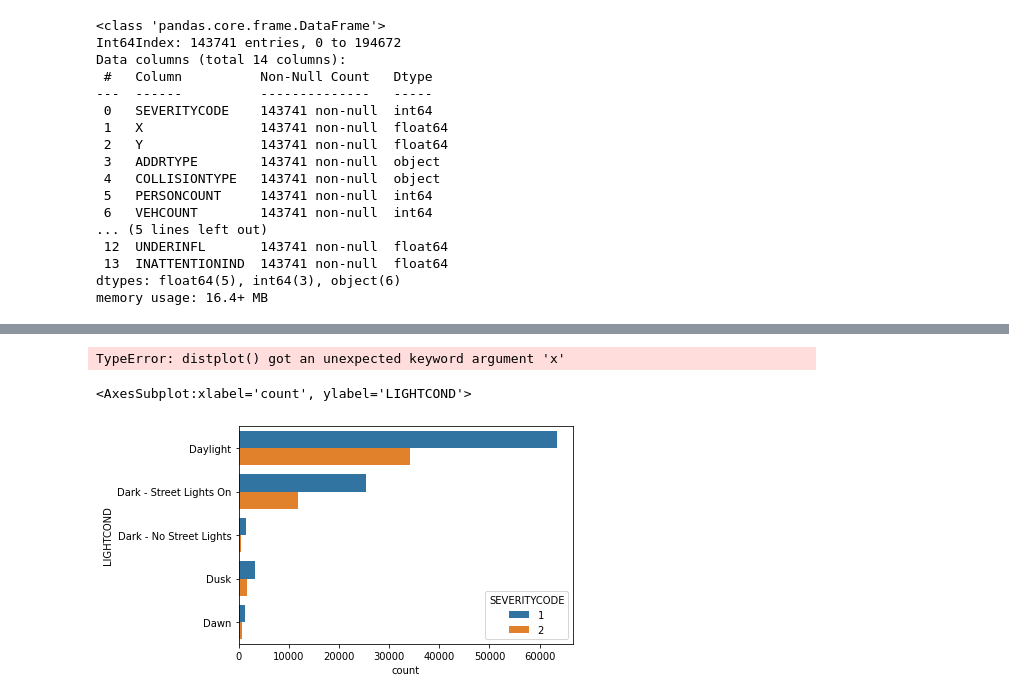
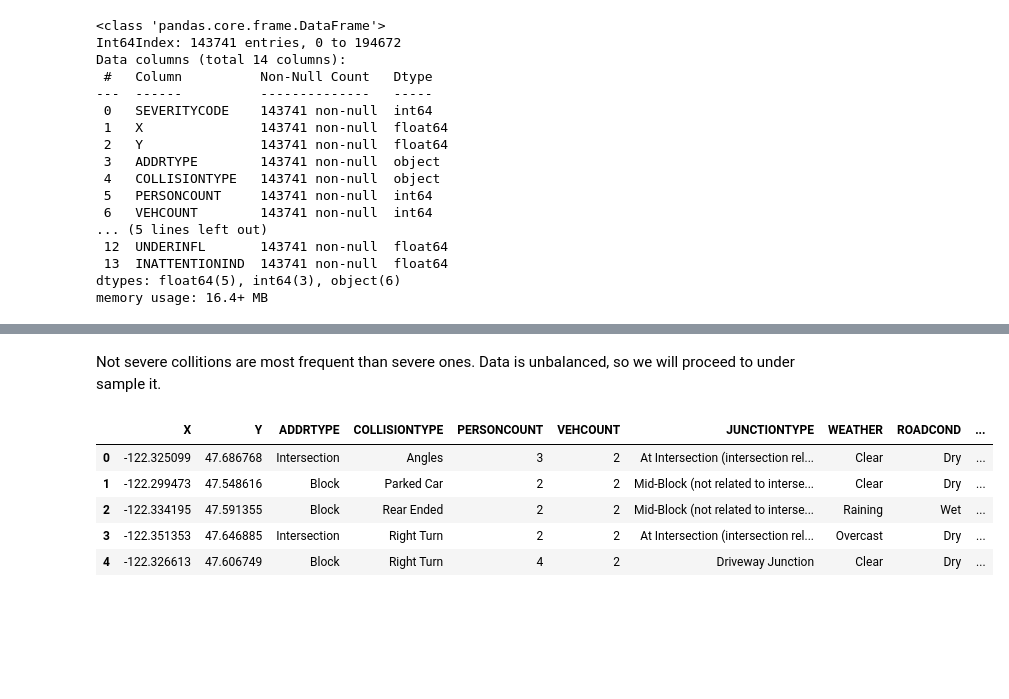
Before and after one commit to augustodn/Coursera_Capstone, a Jupyter notebook: DS-Coursera-Capstone.ipynb, the cells around one changed output, grey strips where cells are left out. Saved outputs shown, nothing was run; the diff lists cells and outputs as text; code cells hidden in the pictures; blank space fills up the shorter version.

```diff
--- a/DS-Coursera-Capstone.ipynb
+++ b/DS-Coursera-Capstone.ipynb
@@ -347,9 +180,0 @@ notSevereCols.describe(include=['object'])
-# %%
-sns.distplot(x='WEATHER', data=severeCols)
-# %% [output]
-TypeError: distplot() got an unexpected keyword argument 'x'
-# %%
-sns.countplot(y="LIGHTCOND", hue="SEVERITYCODE", data=colData)
-# %% [output]
-<AxesSubplot:xlabel='count', ylabel='LIGHTCOND'>
-[figure, removed]
@@ -358,5 +181,22 @@ from imblearn.under_sampling import RandomUnderSampler
+# %% [markdown]
+Not severe collitions are most frequent than severe ones. Data is unbalanced, so we will proceed to under sample it.
 # %%
+from imblearn.under_sampling import RandomUnderSampler
 X = colData[['X', 'Y', 'ADDRTYPE', 'COLLISIONTYPE', 'PERSONCOUNT',
        'VEHCOUNT', 'JUNCTIONTYPE', 'WEATHER', 'ROADCOND', 'LIGHTCOND',
        'SPEEDING', 'UNDERINFL', 'INATTENTIONIND']]
 y = colData[['SEVERITYCODE']]
+rus = RandomUnderSampler(random_state=0)
+X_resampled, y_resampled = rus.fit_resample(X, y)
+cd2 = X_resampled
+cd2['severity'] = y_resampled
+severeCols = cd2[cd2.severity == 2]
+notSevereCols = cd2[cd2.severity == 1]
+cd2.head()
+# %% [output]
+|  | X | Y | ADDRTYPE | COLLISIONTYPE | PERSONCOUNT | VEHCOUNT | JUNCTIONTYPE | WEATHER | ROADCOND | ... |
+| 0 | -122.325099 | 47.686768 | Intersection | Angles | 3 | 2 | At Intersection (intersection rel... | Clear | Dry | ... |
+| 1 | -122.299473 | 47.548616 | Block | Parked Car | 2 | 2 | Mid-Block (not related to interse... | Clear | Dry | ... |
+| 2 | -122.334195 | 47.591355 | Block | Rear Ended | 2 | 2 | Mid-Block (not related to interse... | Raining | Wet | ... |
+| 3 | -122.351353 | 47.646885 | Intersection | Right Turn | 2 | 2 | At Intersection (intersection rel... | Overcast | Dry | ... |
+| 4 | -122.326613 | 47.606749 | Block | Right Turn | 4 | 2 | Driveway Junction | Clear | Dry | ... |
```
Also changed, not shown: parts of 20 cells of this notebook.
